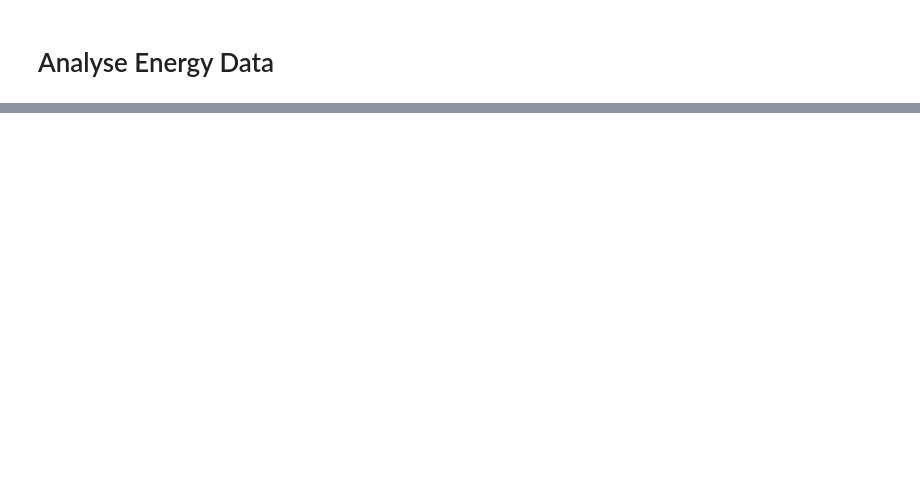
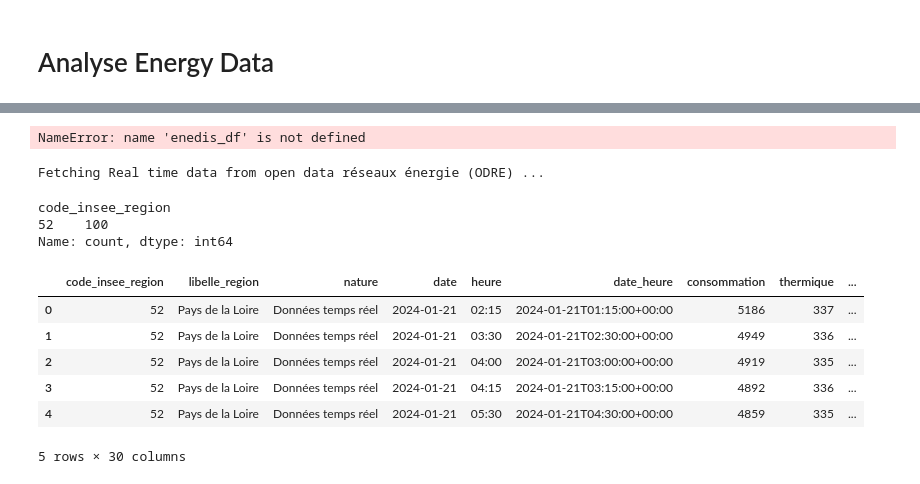
Before and after one commit to mamadcamzis/tarification_electrique, a Jupyter notebook: notebooks/analyse-energy-data.ipynb, the cells around one changed output, grey strips where cells are left out. Drawn from its saved outputs; the diff is of its cells as text; code cells hidden in the pictures; blank space fills up the shorter version.

Commit message:
add data

```diff
--- a/notebooks/analyse-energy-data.ipynb
+++ b/notebooks/analyse-energy-data.ipynb
@@ -8,26 +16,31 @@ import time
 # %%
 def get_enedis_data():
-    url = "https://odre.opendatasoft.com/api/explore/v2.1/catalog/datasets/eco2mix-regional-tr/records?limit=-1&offset=0"
-    resultats = []
+    #url = "https://odre.opendatasoft.com/api/explore/v2.1/catalog/datasets/eco2mix-regional-tr/records?where=date_heure%20%3E%3D%20now(months%20%3D-1)&limit=-1"
+    url = "https://data.enedis.fr/api/explore/v2.1/catalog/datasets/consommation-electrique-par-secteur-dactivite-commune/records?limit=-1"
+    #url = "https://odre.opendatasoft.com/api/explore/v2.1/catalog/datasets/eco2mix-regional-tr/records?limit=-1&offset=0"
+    #resultats = []
     print(f"Fetching Enedis data ...")
-    # init_time = time.time()
-    # while True:
+
+
 
     res = requests.get(url)
     res = res.json()
     print(f"Enedis data format -------------> \n {json.dumps(res, indent=3)} ")
     resultats = res["results"]
-        # if time.time() - init_time > 6:
-        #     break
     enedis_df = pd.DataFrame(resultats)
+
     return enedis_df
 
 
 def get_real_time_data():
-    url = "https://odre.opendatasoft.com/api/explore/v2.1/catalog/datasets/eco2mix-regional-tr/records?limit=-1&lang=fr&refine=libelle_region%3A%22Auvergne-Rh%C3%B4ne-Alpes%22&refine=libelle_region%3A%22Bourgogne-Franche-Comt%C3%A9%22&refine=libelle_region%3A%22Bretagne%22&refine=libelle_region%3A%22Centre-Val%20de%20Loire%22&refine=libelle_region%3A%22Grand%20Est%22&refine=libelle_region%3A%22Hauts-de-France%22&refine=libelle_region%3A%22%C3%8Ele-de-France%22&refine=libelle_region%3A%22Normandie%22&refine=libelle_region%3A%22Nouvelle-Aquitaine%22&refine=libelle_region%3A%22Occitanie%22&refine=libelle_region%3A%22Pays%20de%20la%20Loire%22&refine=libelle_region%3A%22Provence-Alpes-C%C3%B4te%20d%27Azur%22"
+    #url = "https://odre.opendatasoft.com/api/explore/v2.1/catalog/datasets/eco2mix-regional-tr/records"
+    url = "https://odre.opendatasoft.com/api/explore/v2.1/catalog/datasets/eco2mix-regional-tr/records?where=date_heure%20%3E%3D%20now(months%20%3D-1)&limit=-1"
+    #url = "https://odre.opendatasoft.com/api/explore/v2.1/catalog/datasets/eco2mix-regional-tr/records?limit=-1&lang=fr&refine=libelle_region%3A%22Auvergne-Rh%C3%B4ne-Alpes%22&refine=libelle_region%3A%22Bourgogne-Franche-Comt%C3%A9%22&refine=libelle_region%3A%22Bretagne%22&refine=libelle_region%3A%22Centre-Val%20de%20Loire%22&refine=libelle_region%3A%22Grand%20Est%22&refine=libelle_region%3A%22Hauts-de-France%22&refine=libelle_region%3A%22%C3%8Ele-de-France%22&refine=libelle_region%3A%22Normandie%22&refine=libelle_region%3A%22Nouvelle-Aquitaine%22&refine=libelle_region%3A%22Occitanie%22&refine=libelle_region%3A%22Pays%20de%20la%20Loire%22&refine=libelle_region%3A%22Provence-Alpes-C%C3%B4te%20d%27Azur%22"
     print(f"Fetching Real time data from open data réseaux énergie (ODRE) ...")
     res = requests.get(url)
-    res = json.dumps(res.json())
+    print("------------------ My data ------------------\n")
+    res = res.json()
+    print(json.dumps(res, indent=3))
 
     res = res["results"]
     odre_df = pd.DataFrame(res)
@@ -72,2 +98,43 @@ enedis_df
 # %%
 enedis_df.annee.value_counts()
+# %% [output]
+NameError: name 'enedis_df' is not defined
+# %%
+def get_real_time_data():
+    url = "https://odre.opendatasoft.com/api/explore/v2.1/catalog/datasets/eco2mix-regional-tr/records?where=date_heure%20%3E%3D%20now(months%20%3D-1)&limit=-1"
+
+    print("Fetching Real time data from open data réseaux énergie (ODRE) ...")
+
+    try:
+        response = requests.get(url)
+        response.raise_for_status()  # Raise an exception for 4xx or 5xx status codes
+        data = response.json()
+        results = data.get("results", [])
+        if results:
+            return pd.DataFrame.from_records(results)
+        else:
+            print("No results found.")
+            return pd.DataFrame()  # Return an empty DataFrame if no results
+    except requests.exceptions.RequestException as e:
+        print(f"Error fetching data: {e}")
+        return pd.DataFrame()  # Return an empty DataFrame on error
+# %%
+re_df = get_real_time_data()
+# %% [output]
+Fetching Real time data from open data réseaux énergie (ODRE) ...
+# %%
+re_df["code_insee_region"].value_counts()
+# %% [output]
+code_insee_region
+52    100
+Name: count, dtype: int64
+# %%
+re_df.head()
+# %% [output]
+|  | code_insee_region | libelle_region | nature | date | heure | date_heure | consommation | thermique | ... |
+| 0 | 52 | Pays de la Loire | Données temps réel | 2024-01-21 | 02:15 | 2024-01-21T01:15:00+00:00 | 5186 | 337 | ... |
+| 1 | 52 | Pays de la Loire | Données temps réel | 2024-01-21 | 03:30 | 2024-01-21T02:30:00+00:00 | 4949 | 336 | ... |
+| 2 | 52 | Pays de la Loire | Données temps réel | 2024-01-21 | 04:00 | 2024-01-21T03:00:00+00:00 | 4919 | 335 | ... |
+| 3 | 52 | Pays de la Loire | Données temps réel | 2024-01-21 | 04:15 | 2024-01-21T03:15:00+00:00 | 4892 | 336 | ... |
+| 4 | 52 | Pays de la Loire | Données temps réel | 2024-01-21 | 05:30 | 2024-01-21T04:30:00+00:00 | 4859 | 335 | ... |
+5 rows × 30 columns
```
Also changed, not shown: parts of 8 cells of this notebook.
